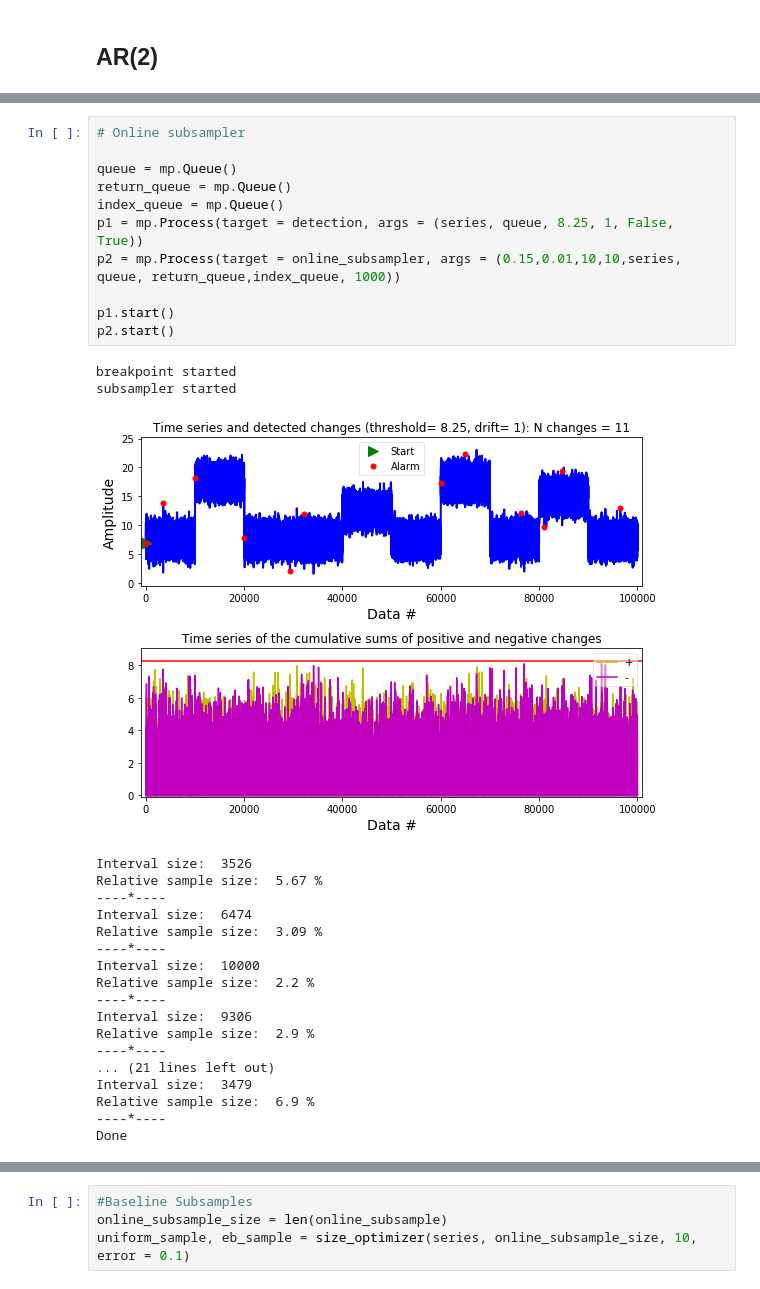
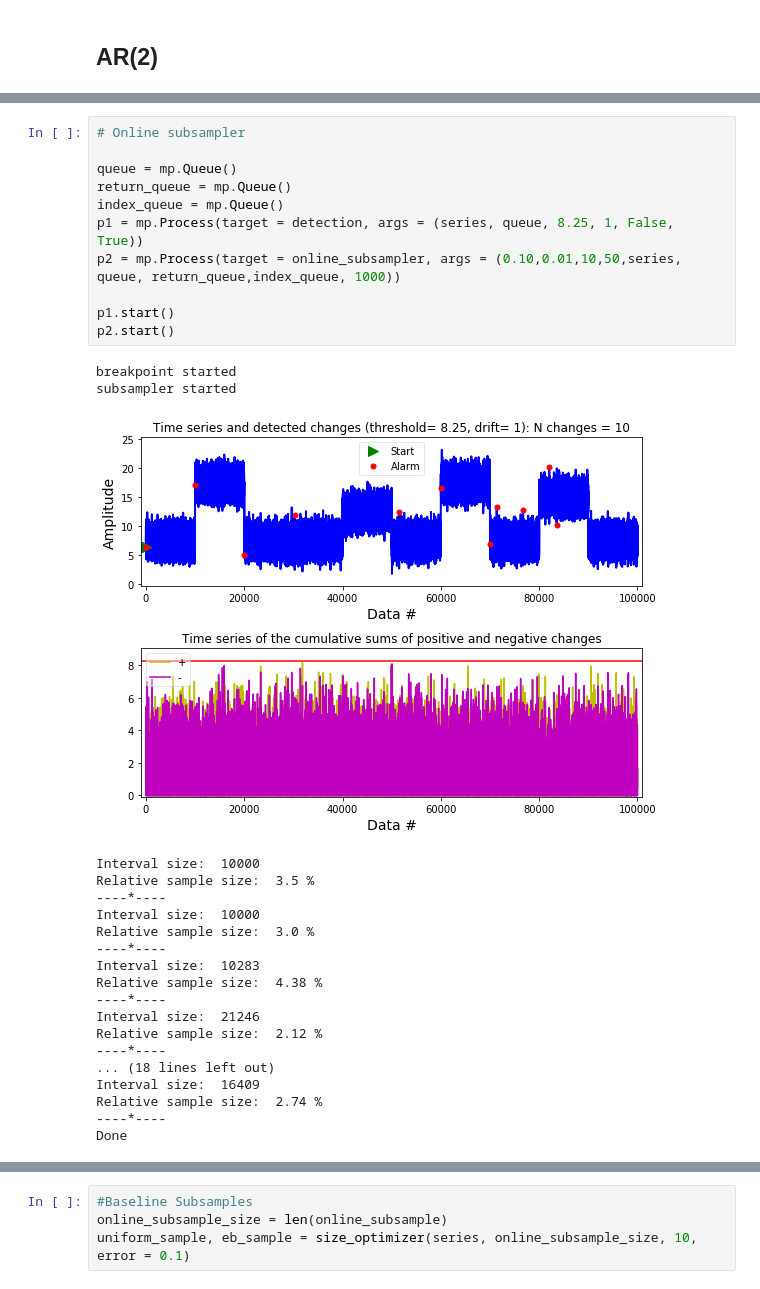
Before and after one commit to Barbarioli/OTSS, a Jupyter notebook: examples.ipynb, the cells around one changed output, grey strips where cells are left out. Drawn from its saved outputs; the diff is of its cells as text.

```diff
--- a/examples.ipynb
+++ b/examples.ipynb
@@ -281,33 +281,33 @@ series.plot(figsize=(10, 5))
 # %%
 # Online subsampler
 
 queue = mp.Queue()
 return_queue = mp.Queue()
 index_queue = mp.Queue()
 p1 = mp.Process(target = detection, args = (series, queue, 8.25, 1, False, True))
-p2 = mp.Process(target = online_subsampler, args = (0.15,0.01,10,10,series, queue, return_queue,index_queue, 1000))
+p2 = mp.Process(target = online_subsampler, args = (0.10,0.01,10,50,series, queue, return_queue,index_queue, 1000))
 
 p1.start()
 p2.start()
 # %% [output]
 breakpoint started
 subsampler started
-[figure, old version]
+[figure, new version]
-Interval size:  3526
-Relative sample size:  5.67 %
-----*----
-Interval size:  6474
-Relative sample size:  3.09 %
+Interval size:  10000
+Relative sample size:  3.5 %
 ----*----
 Interval size:  10000
-Relative sample size:  2.2 %
+Relative sample size:  3.0 %
 ----*----
-Interval size:  9306
-Relative sample size:  2.9 %
+Interval size:  10283
+Relative sample size:  4.38 %
 ----*----
-... (21 lines left out)
-Interval size:  3479
-Relative sample size:  6.9 %
+Interval size:  21246
+Relative sample size:  2.12 %
+----*----
+... (18 lines left out)
+Interval size:  16409
+Relative sample size:  2.74 %
 ----*----
 Done
 # %%
```
Also changed, not shown: parts of 33 cells of this notebook.
